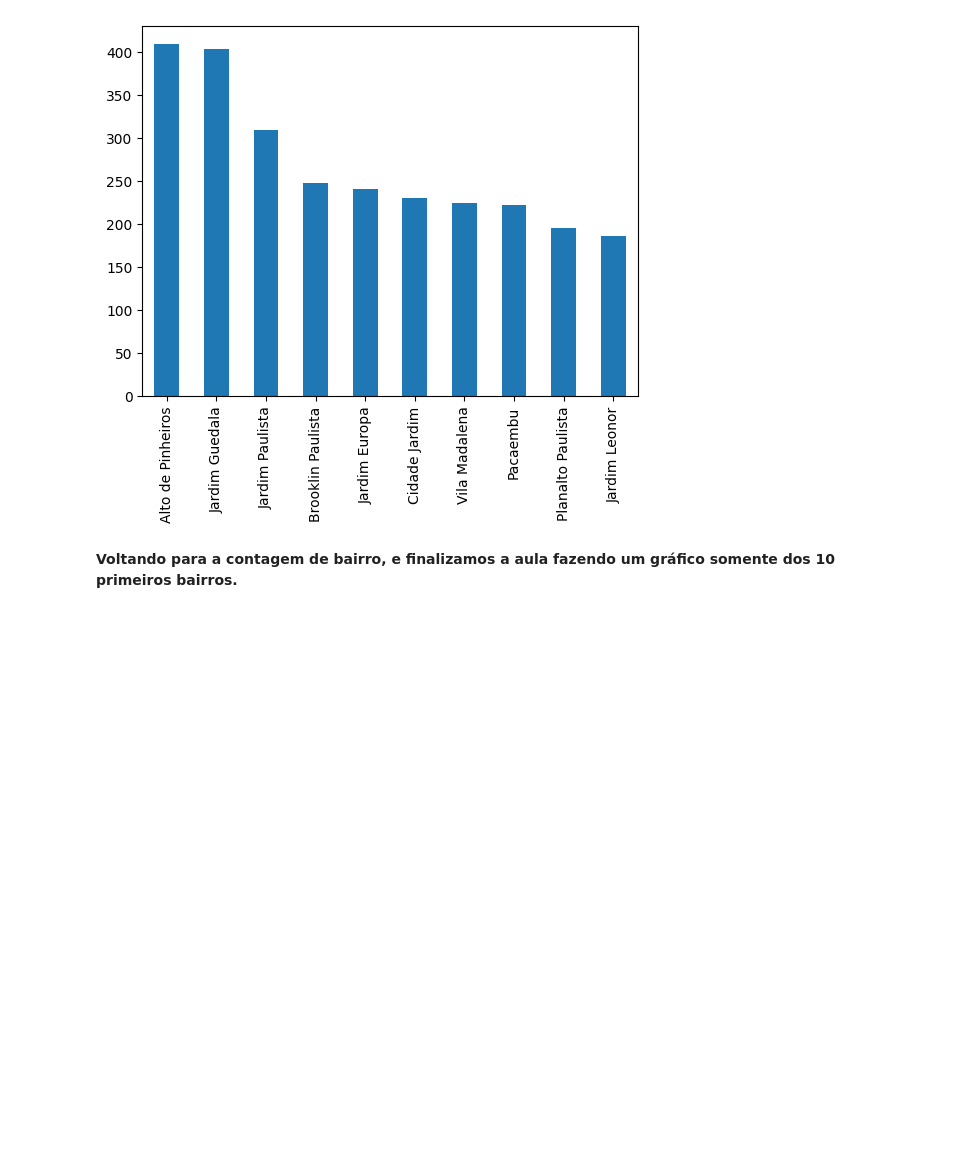
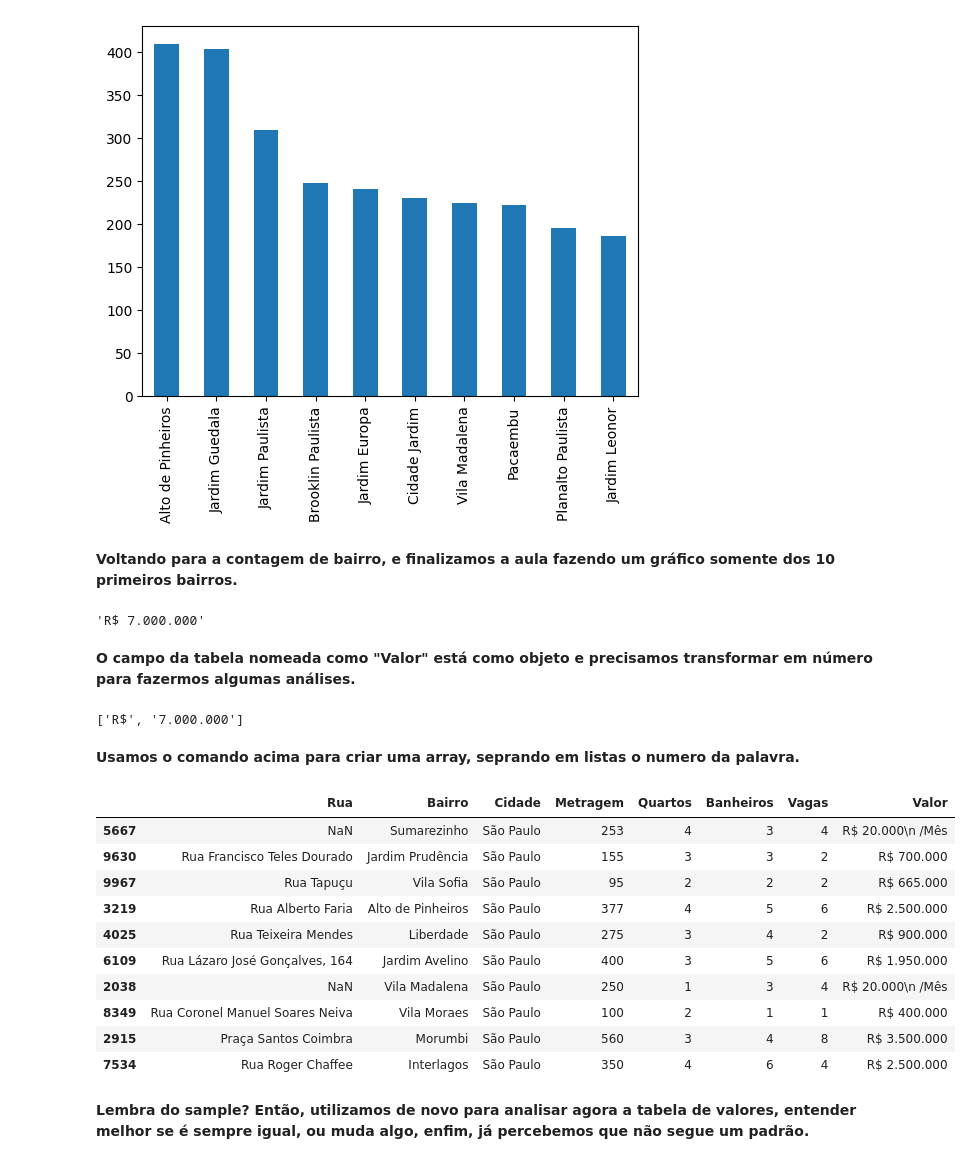
Before and after one commit to Failiny/EstudoPython, a Jupyter notebook: Imersao_dados_alura.ipynb, the cells around one changed output. Drawn from its saved outputs; the diff is of its cells as text; code cells hidden in the pictures; blank space fills up the shorter version.

```diff
--- a/Imersao_dados_alura.ipynb
+++ b/Imersao_dados_alura.ipynb
@@ -192,3 +192,31 @@ n_imoveis_bairro.head(10).plot.bar()
 [figure]
 # %% [markdown]
 **Voltando para a contagem de bairro, e finalizamos a aula fazendo um gráfico somente dos 10 primeiros bairros.**
+# %%
+dados["Valor"][0]
+# %% [output]
+'R$ 7.000.000'
+# %% [markdown]
+**O campo da tabela nomeada como "Valor" está como objeto e precisamos transformar em número para fazermos algumas análises.**
+# %%
+dados["Valor"][0].split()
+# %% [output]
+['R$', '7.000.000']
+# %% [markdown]
+**Usamos o comando acima para criar uma array, seprando em listas o numero da palavra.**
+# %%
+dados.sample(10)
+# %% [output]
+|  | Rua | Bairro | Cidade | Metragem | Quartos | Banheiros | Vagas | Valor |
+| 5667 | NaN | Sumarezinho | São Paulo | 253 | 4 | 3 | 4 | R$ 20.000\n /Mês |
+| 9630 | Rua Francisco Teles Dourado | Jardim Prudência | São Paulo | 155 | 3 | 3 | 2 | R$ 700.000 |
+| 9967 | Rua Tapuçu | Vila Sofia | São Paulo | 95 | 2 | 2 | 2 | R$ 665.000 |
+| 3219 | Rua Alberto Faria | Alto de Pinheiros | São Paulo | 377 | 4 | 5 | 6 | R$ 2.500.000 |
+| 4025 | Rua Teixeira Mendes | Liberdade | São Paulo | 275 | 3 | 4 | 2 | R$ 900.000 |
+| 6109 | Rua Lázaro José Gonçalves, 164 | Jardim Avelino | São Paulo | 400 | 3 | 5 | 6 | R$ 1.950.000 |
+| 2038 | NaN | Vila Madalena | São Paulo | 250 | 1 | 3 | 4 | R$ 20.000\n /Mês |
+| 8349 | Rua Coronel Manuel Soares Neiva | Vila Moraes | São Paulo | 100 | 2 | 1 | 1 | R$ 400.000 |
+| 2915 | Praça Santos Coimbra | Morumbi | São Paulo | 560 | 3 | 4 | 8 | R$ 3.500.000 |
+| 7534 | Rua Roger Chaffee | Interlagos | São Paulo | 350 | 4 | 6 | 4 | R$ 2.500.000 |
+# %% [markdown]
+**Lembra do sample? Então, utilizamos de novo para analisar agora a tabela de valores, entender melhor se é sempre igual, ou muda algo, enfim, já percebemos que não segue um padrão.**
```
Also changed, not shown: parts of 33 cells of this notebook.
